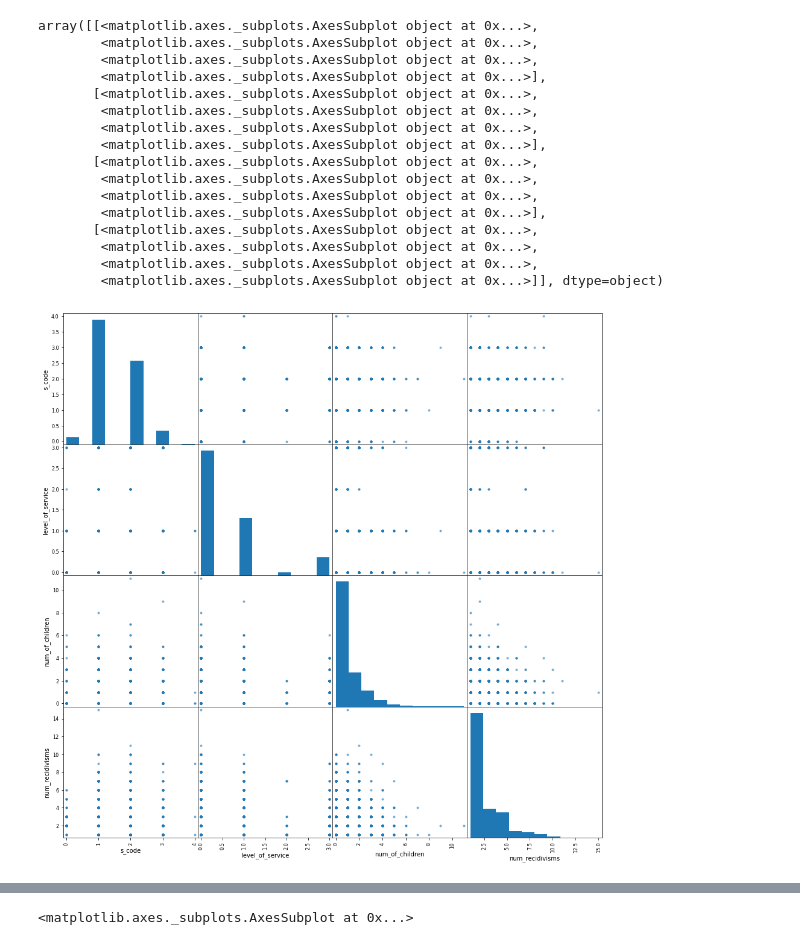
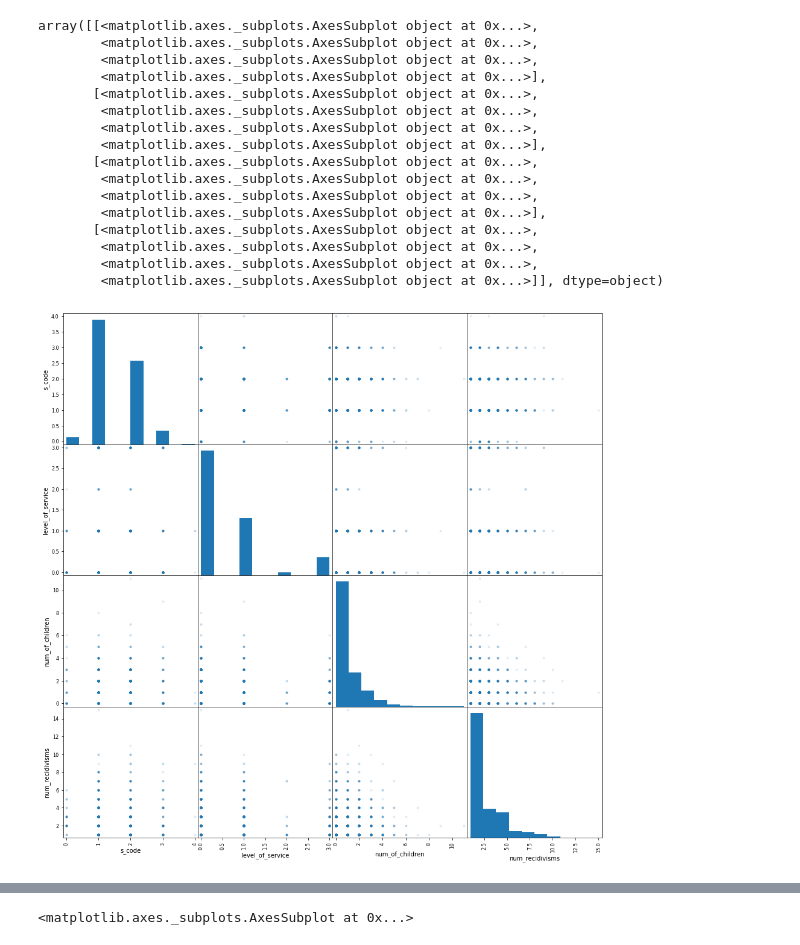
Before and after one commit to rnjeri/algorithmic_bias, a Jupyter notebook: EDA.ipynb, the cells around one changed output, grey strips where cells are left out. Saved outputs shown, nothing was run; the diff lists cells and outputs as text; code cells hidden in the pictures.

```diff
--- a/EDA.ipynb
+++ b/EDA.ipynb
@@ -54,22 +57,22 @@ clean_df.head()
 # %%
 clean_df.tail()
 # %%
-scatter_matrix(clean_df, figsize = (16,16))
+scatter_matrix(clean_df, figsize = (16,16), alpha=0.1)
 # %% [output]
 array([[<matplotlib.axes._subplots.AxesSubplot object at 0x...>,
         <matplotlib.axes._subplots.AxesSubplot object at 0x...>,
         <matplotlib.axes._subplots.AxesSubplot object at 0x...>,
         <matplotlib.axes._subplots.AxesSubplot object at 0x...>],
        [<matplotlib.axes._subplots.AxesSubplot object at 0x...>,
         <matplotlib.axes._subplots.AxesSubplot object at 0x...>,
         <matplotlib.axes._subplots.AxesSubplot object at 0x...>,
         <matplotlib.axes._subplots.AxesSubplot object at 0x...>],
        [<matplotlib.axes._subplots.AxesSubplot object at 0x...>,
         <matplotlib.axes._subplots.AxesSubplot object at 0x...>,
         <matplotlib.axes._subplots.AxesSubplot object at 0x...>,
         <matplotlib.axes._subplots.AxesSubplot object at 0x...>],
        [<matplotlib.axes._subplots.AxesSubplot object at 0x...>,
         <matplotlib.axes._subplots.AxesSubplot object at 0x...>,
         <matplotlib.axes._subplots.AxesSubplot object at 0x...>,
         <matplotlib.axes._subplots.AxesSubplot object at 0x...>]], dtype=object)
-[figure, old version]
+[figure, new version]
```
Also changed, not shown: parts of 6 cells of this notebook.
